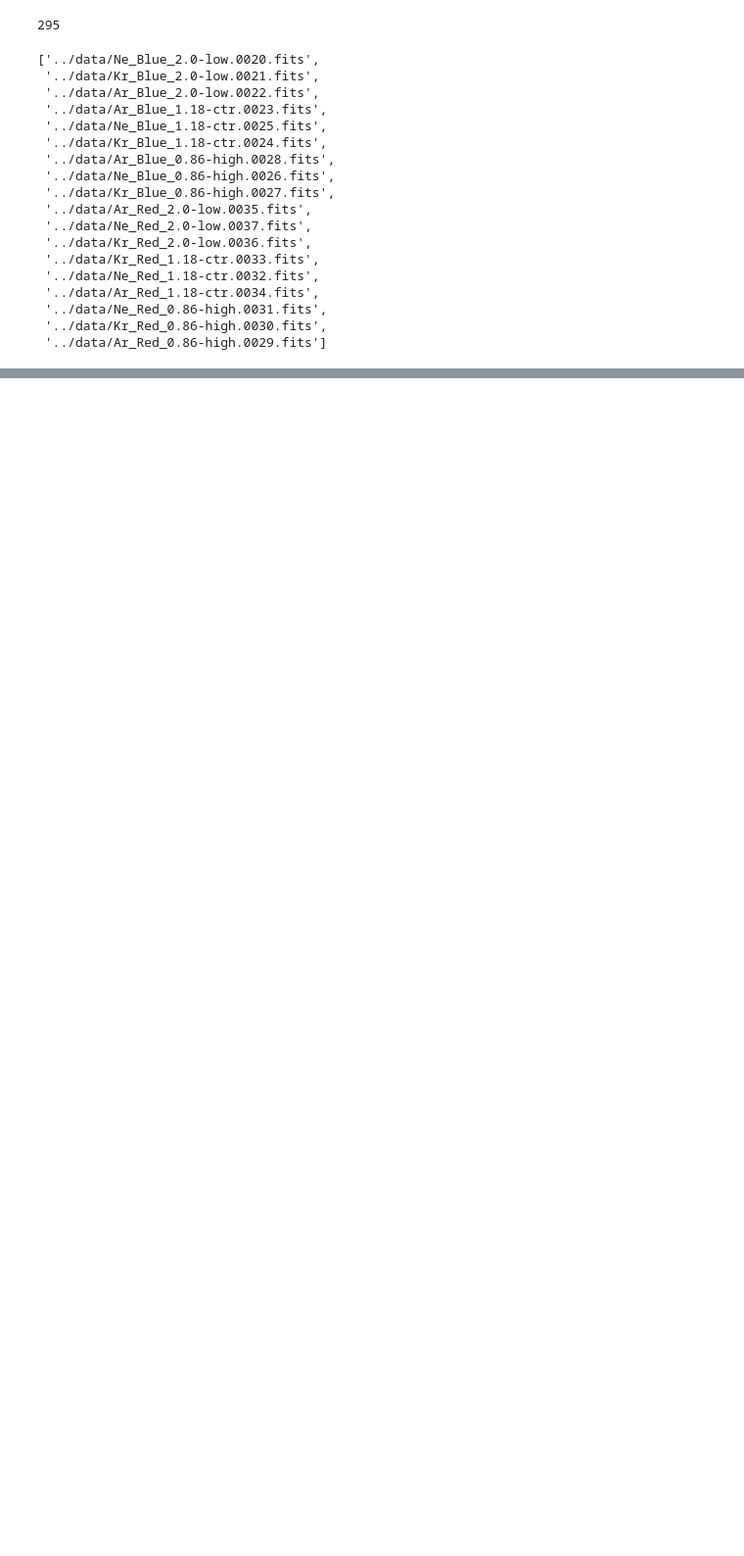
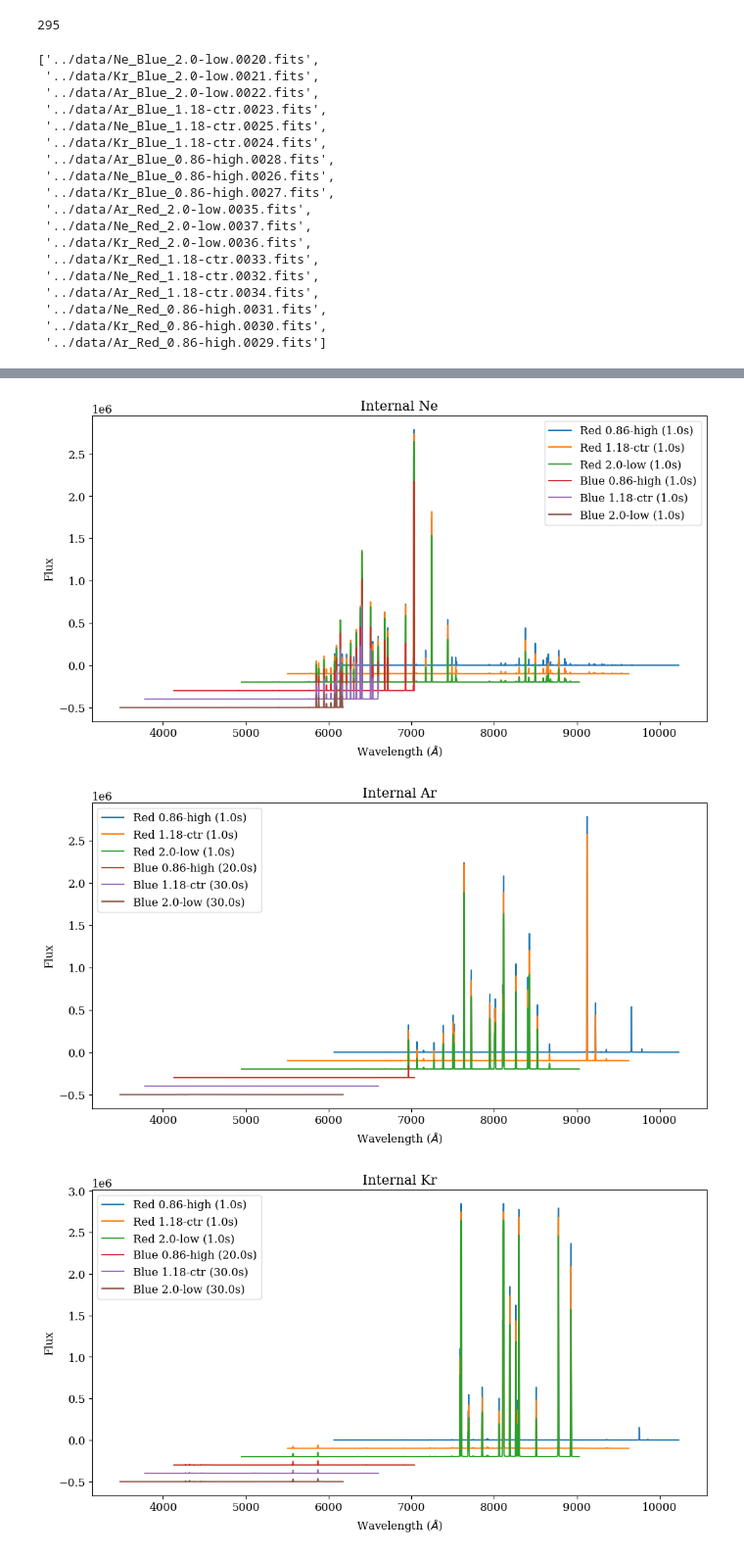
Before and after one commit to jradavenport/kosmos-arc, a Jupyter notebook: notebooks/line_plots.ipynb, the cells around one changed output, grey strips where cells are left out. Shown at 98% size. Drawn from its saved outputs; the diff is of its cells as text; code cells hidden in the pictures; blank space fills up the shorter version.

```diff
--- a/notebooks/line_plots.ipynb
+++ b/notebooks/line_plots.ipynb
@@ -245,0 +266,30 @@ for tt in range(sum(ee)):
+# %%
+# make stacks for each lamp
+for cc in ['Ne', 'Ar', 'Kr']:
+    # we need to iterate over the 6 (disp+slit)
+    plt.figure(figsize=(12,6))
+    yoff = 0
+    for j in range(2):
+        for i in range(3):
+            ll = (df['slit']==df['slit'].unique()[i]) & (df['disp']==df['disp'].unique()[j])
+
+            for ff in files:
+                if ((cc in ff) & (df['disp'].unique()[j] in ff) & (df['slit'].unique()[i] in ff)):
+                    img_k = pk.proc(ff, bias=bias, trim=False, Waxis=0)
+                    ex_k, _ = pk.BoxcarExtract(img_k, trace, apwidth=5, Waxis=0)
+
+                    ex_fit = pk.fit_wavelength(ex_k, df['pixel'][ll].values, df['wave'][ll].values * u.angstrom,
+                                             display=False, mode='poly', deg=7)
+
+                    plt.plot(ex_fit.spectral_axis, ex_fit.flux.value - yoff,
+                             label=(df['disp'].unique()[j]+' '+
+                                    df['slit'].unique()[i]+' ('+str(img_k.header['EXPTIME'])+'s)'))
+
+                    yoff = yoff + 100000
+    plt.xlabel(r'Wavelength ($\AA$)')
+    plt.ylabel('Flux')
+    plt.title('Internal '+cc)
+    plt.legend()
+    plt.savefig('../figures/'+cc+'_stack.pdf',
+                dpi=150, bbox_inches='tight', pad_inches=0.25)
+# %% [output]
@@ -245,0 +313,3 @@ for tt in range(sum(ee)):
+[figure, added]
+[figure, added]
+[figure, added]
```
Also changed, not shown: parts of 9 cells of this notebook, 28 other files.
